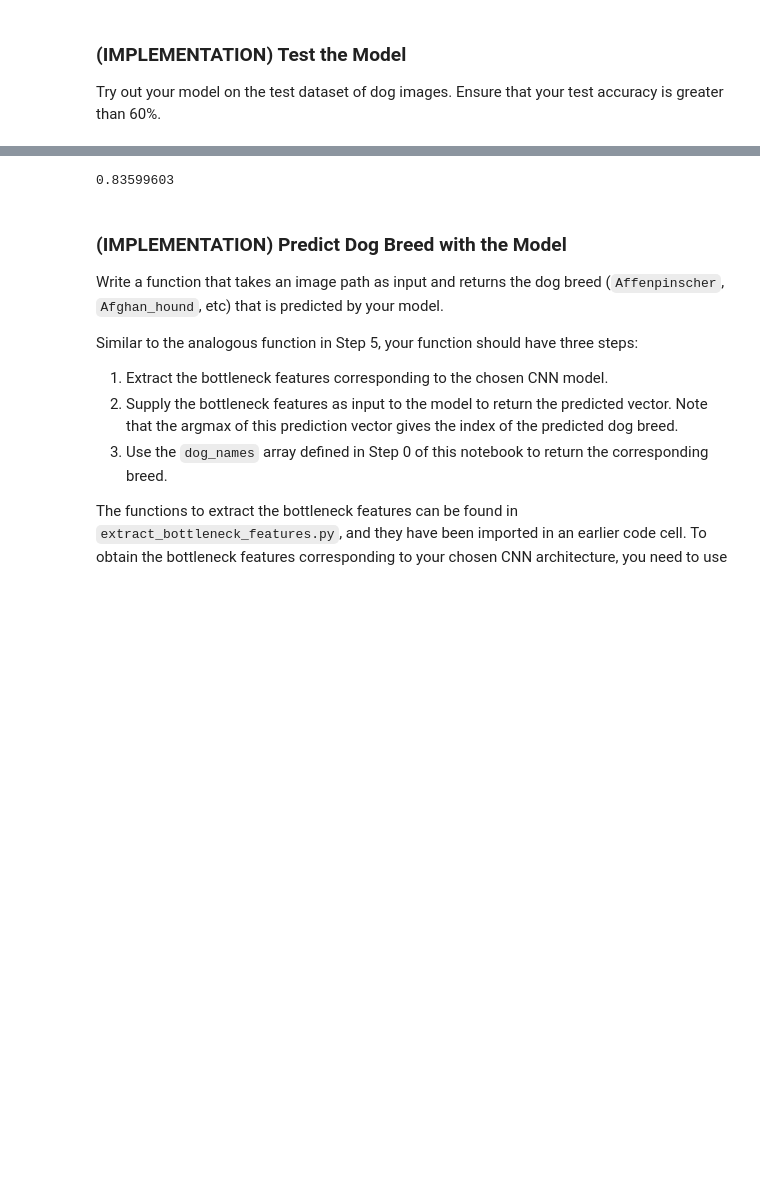
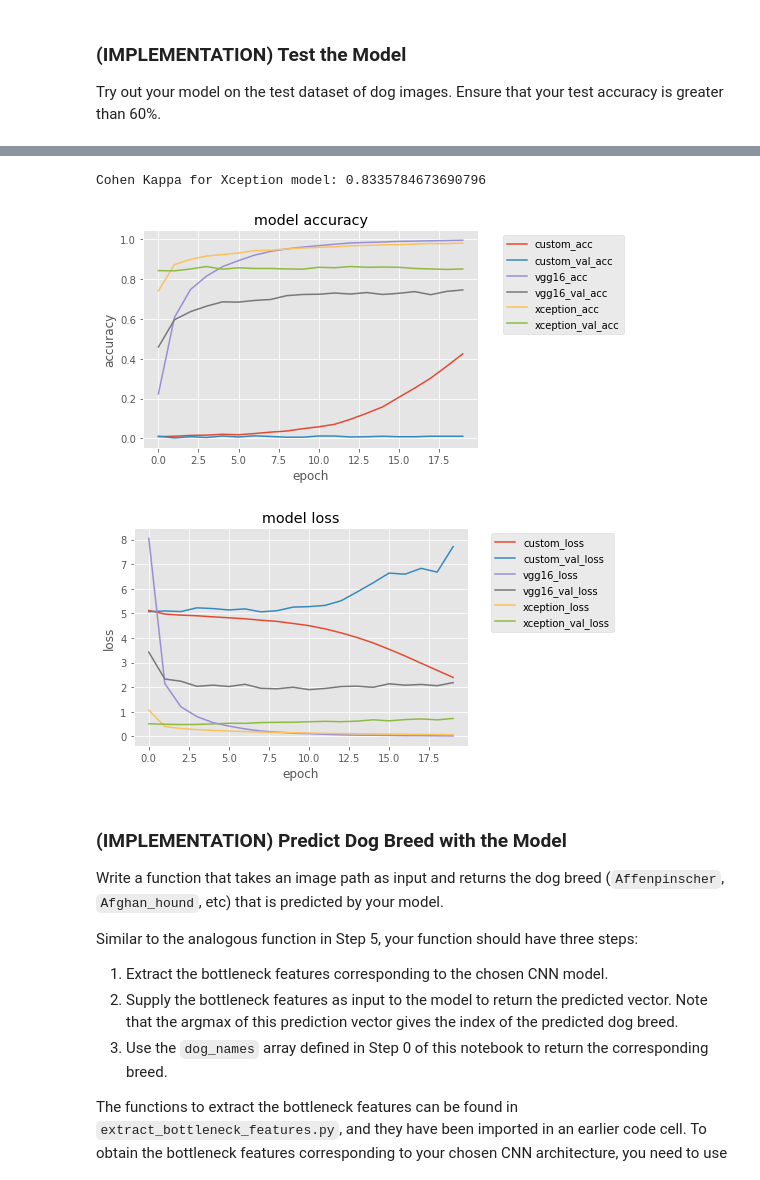
Before and after one commit to R-Kawabata/dog_breed_app, a Jupyter notebook: dog_app.ipynb, the cells around one changed output, grey strips where cells are left out. Drawn from its saved outputs; the diff is of its cells as text; code cells hidden in the pictures; blank space fills up the shorter version.

```diff
--- a/dog_app.ipynb
+++ b/dog_app.ipynb
@@ -582,15 +609,17 @@ _________________________________________________________________
 # %% [markdown]
 ### Compile the Model
 # %%
-VGG16_model.compile(loss='categorical_crossentropy', optimizer='rmsprop', metrics=['accuracy'])
+VGG16_model.compile(loss='categorical_crossentropy', optimizer='rmsprop', metrics=['accuracy',
+                                                                                  F1Score(num_classes=133, average='micro')])
 metric_VGG16 = CohenKappa(num_classes=133, sparse_labels=True)
+#f1score_VGG16 = F1Score(num_classes=133, average='micro')
 # %% [markdown]
 ### Train the Model
 # %%
 checkpointer = ModelCheckpoint(filepath='saved_models/weights.best.VGG16.hdf5',
                                verbose=1, save_best_only=True)
 
-VGG16_model.fit(train_VGG16, train_targets,
+history_VGG16 = VGG16_model.fit(train_VGG16, train_targets,
           validation_data=(valid_VGG16, valid_targets),
           epochs=20, batch_size=20, callbacks=[checkpointer], verbose=1)
 # %% [output]
@@ -719,7 +743,8 @@ _________________________________________________________________
 ### (IMPLEMENTATION) Compile the Model
 # %%
 ### TODO: Compile the model.
-Xception_model.compile(loss='categorical_crossentropy', optimizer='rmsprop', metrics=['accuracy'])
+Xception_model.compile(loss='categorical_crossentropy', optimizer='rmsprop', metrics=['accuracy',
+                                                                                     F1Score(num_classes=133, average='micro')])
 metric_Xception = CohenKappa(num_classes=133, sparse_labels=True)
 # %% [markdown]
 ### (IMPLEMENTATION) Train the Model
@@ -732,6 +757,6 @@ You are welcome to [augment the training data](https://blog.keras.io/building-po
 checkpointer = ModelCheckpoint(filepath='saved_models/weights.best.Xception.hdf5',
                                verbose=1, save_best_only=True)
 
-Xception_model.fit(train_Xception, train_targets, validation_data=(valid_Xception, valid_targets),
+history_Xception = Xception_model.fit(train_Xception, train_targets, validation_data=(valid_Xception, valid_targets),
           epochs=20, batch_size=20, callbacks=[checkpointer], verbose=1)
 # %% [output]
@@ -776,8 +800,39 @@ Test accuracy: 83.7321%
 # %%
 metric_Xception.update_state(np.argmax(test_targets, axis=1) , Xception_predictions)
-print('Cohen Kappa for Xception model: '.format(metric_Xception.result().numpy()))
+print('Cohen Kappa for Xception model: {}'.format(metric_Xception.result().numpy()))
 # %% [output]
-0.83599603
+Cohen Kappa for Xception model: 0.8335784673690796
+# %%
+# summarize history for accuracy
+plt.plot(history_custom.history['accuracy'])
+plt.plot(history_custom.history['val_accuracy'])
+plt.plot(history_VGG16.history['accuracy'])
+plt.plot(history_VGG16.history['val_accuracy'])
+plt.plot(history_Xception.history['accuracy'])
+plt.plot(history_Xception.history['val_accuracy'])
+plt.title('model accuracy')
+plt.ylabel('accuracy')
+plt.xlabel('epoch')
+plt.legend(['custom_acc', 'custom_val_acc', 'vgg16_acc', 'vgg16_val_acc', 'xception_acc', 'xception_val_acc'],
+           loc='upper right', bbox_to_anchor = (1.45, 1))
+plt.show()
+
+# summarize history for loss
+plt.plot(history_custom.history['loss'])
+plt.plot(history_custom.history['val_loss'])
+plt.plot(history_VGG16.history['loss'])
+plt.plot(history_VGG16.history['val_loss'])
+plt.plot(history_Xception.history['loss'])
+plt.plot(history_Xception.history['val_loss'])
+plt.title('model loss')
+plt.ylabel('loss')
+plt.xlabel('epoch')
+plt.legend(['custom_loss', 'custom_val_loss','vgg16_loss', 'vgg16_val_loss', 'xception_loss', 'xception_val_loss'],
+           loc='upper right', bbox_to_anchor = (1.45, 1))
+plt.show()
+# %% [output]
+[figure, added]
+[figure, added]
 # %% [markdown]
 ### (IMPLEMENTATION) Predict Dog Breed with the Model
 
```
Also changed, not shown: parts of 19 cells of this notebook, 4 other files.
